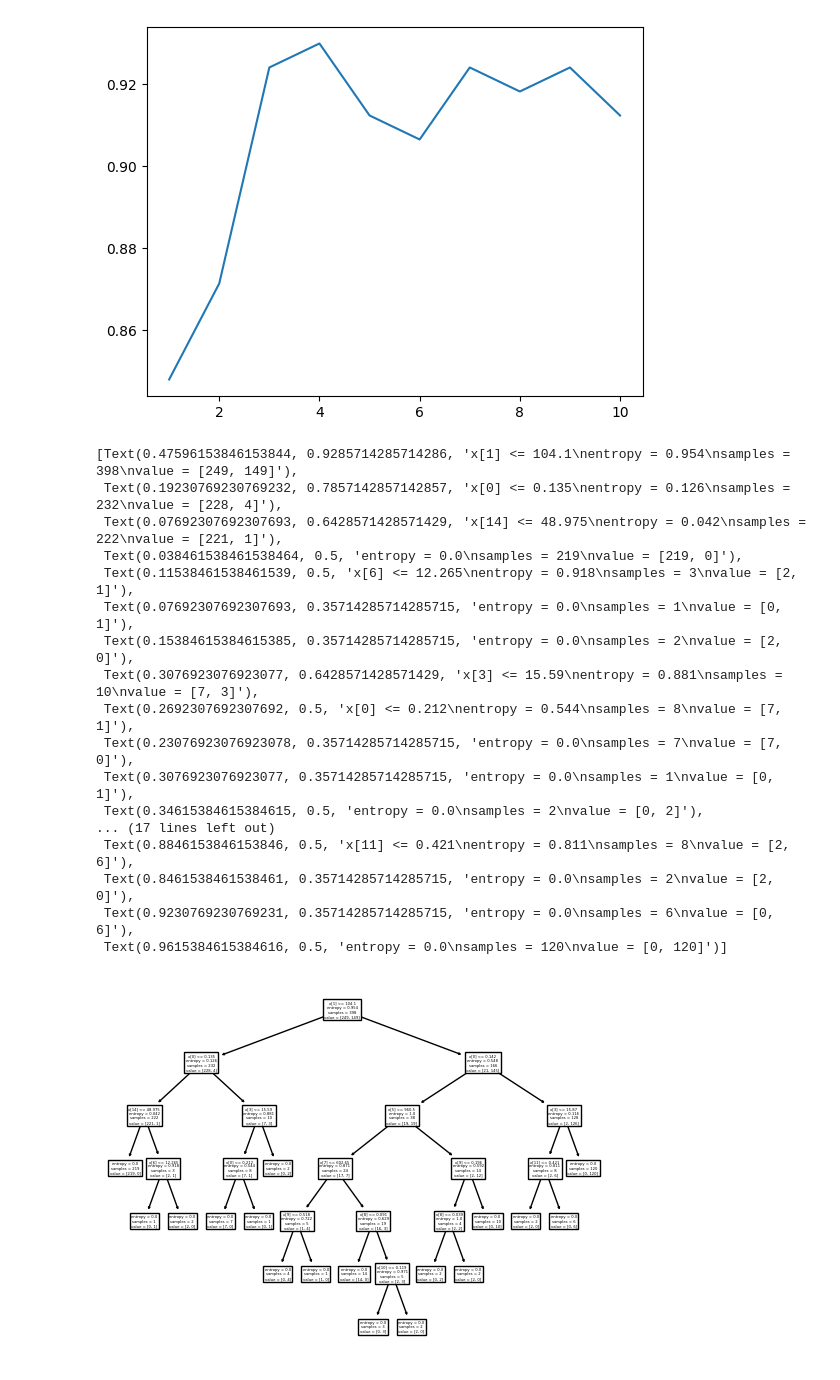
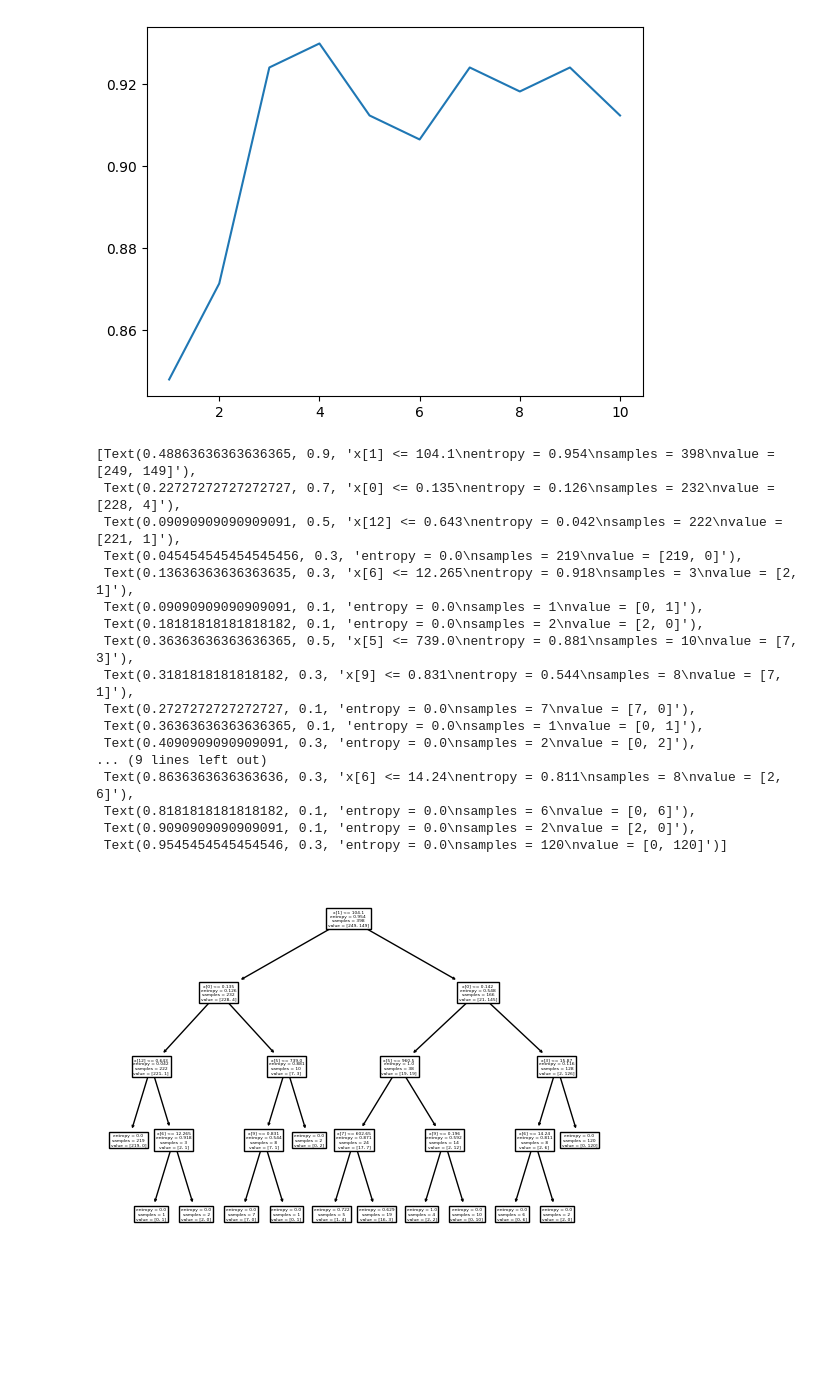
Before and after one commit to juniorq33/Machine-Learning, a Jupyter notebook: Assignment_1/breast_cancer_models.ipynb, the cells around one changed output. Cells and saved outputs as stored; diff of their text form; code cells hidden in the pictures; blank space fills up the shorter version.

```diff
--- a/Assignment_1/breast_cancer_models.ipynb
+++ b/Assignment_1/breast_cancer_models.ipynb
@@ -251,28 +251,29 @@ plt.show()
 # %%
 from sklearn import tree
 
-
+dt = DecisionTreeClassifier(criterion='entropy', splitter='best', max_depth=4)
+dt.fit(train_x_features, y_train)
 
 tree.plot_tree(dt)
 # %% [output]
-[Text(0.47596153846153844, 0.9285714285714286, 'x[1] <= 104.1\nentropy = 0.954\nsamples = 398\nvalue = [249, 149]'),
- Text(0.19230769230769232, 0.7857142857142857, 'x[0] <= 0.135\nentropy = 0.126\nsamples = 232\nvalue = [228, 4]'),
- Text(0.07692307692307693, 0.6428571428571429, 'x[14] <= 48.975\nentropy = 0.042\nsamples = 222\nvalue = [221, 1]'),
- Text(0.038461538461538464, 0.5, 'entropy = 0.0\nsamples = 219\nvalue = [219, 0]'),
- Text(0.11538461538461539, 0.5, 'x[6] <= 12.265\nentropy = 0.918\nsamples = 3\nvalue = [2, 1]'),
- Text(0.07692307692307693, 0.35714285714285715, 'entropy = 0.0\nsamples = 1\nvalue = [0, 1]'),
- Text(0.15384615384615385, 0.35714285714285715, 'entropy = 0.0\nsamples = 2\nvalue = [2, 0]'),
- Text(0.3076923076923077, 0.6428571428571429, 'x[3] <= 15.59\nentropy = 0.881\nsamples = 10\nvalue = [7, 3]'),
- Text(0.2692307692307692, 0.5, 'x[0] <= 0.212\nentropy = 0.544\nsamples = 8\nvalue = [7, 1]'),
- Text(0.23076923076923078, 0.35714285714285715, 'entropy = 0.0\nsamples = 7\nvalue = [7, 0]'),
- Text(0.3076923076923077, 0.35714285714285715, 'entropy = 0.0\nsamples = 1\nvalue = [0, 1]'),
- Text(0.34615384615384615, 0.5, 'entropy = 0.0\nsamples = 2\nvalue = [0, 2]'),
-... (17 lines left out)
- Text(0.8846153846153846, 0.5, 'x[11] <= 0.421\nentropy = 0.811\nsamples = 8\nvalue = [2, 6]'),
- Text(0.8461538461538461, 0.35714285714285715, 'entropy = 0.0\nsamples = 2\nvalue = [2, 0]'),
- Text(0.9230769230769231, 0.35714285714285715, 'entropy = 0.0\nsamples = 6\nvalue = [0, 6]'),
- Text(0.9615384615384616, 0.5, 'entropy = 0.0\nsamples = 120\nvalue = [0, 120]')]
+[Text(0.48863636363636365, 0.9, 'x[1] <= 104.1\nentropy = 0.954\nsamples = 398\nvalue = [249, 149]'),
+ Text(0.22727272727272727, 0.7, 'x[0] <= 0.135\nentropy = 0.126\nsamples = 232\nvalue = [228, 4]'),
+ Text(0.09090909090909091, 0.5, 'x[12] <= 0.643\nentropy = 0.042\nsamples = 222\nvalue = [221, 1]'),
+ Text(0.045454545454545456, 0.3, 'entropy = 0.0\nsamples = 219\nvalue = [219, 0]'),
+ Text(0.13636363636363635, 0.3, 'x[6] <= 12.265\nentropy = 0.918\nsamples = 3\nvalue = [2, 1]'),
+ Text(0.09090909090909091, 0.1, 'entropy = 0.0\nsamples = 1\nvalue = [0, 1]'),
+ Text(0.18181818181818182, 0.1, 'entropy = 0.0\nsamples = 2\nvalue = [2, 0]'),
+ Text(0.36363636363636365, 0.5, 'x[5] <= 739.0\nentropy = 0.881\nsamples = 10\nvalue = [7, 3]'),
+ Text(0.3181818181818182, 0.3, 'x[9] <= 0.831\nentropy = 0.544\nsamples = 8\nvalue = [7, 1]'),
+ Text(0.2727272727272727, 0.1, 'entropy = 0.0\nsamples = 7\nvalue = [7, 0]'),
+ Text(0.36363636363636365, 0.1, 'entropy = 0.0\nsamples = 1\nvalue = [0, 1]'),
+ Text(0.4090909090909091, 0.3, 'entropy = 0.0\nsamples = 2\nvalue = [0, 2]'),
+... (9 lines left out)
+ Text(0.8636363636363636, 0.3, 'x[6] <= 14.24\nentropy = 0.811\nsamples = 8\nvalue = [2, 6]'),
+ Text(0.8181818181818182, 0.1, 'entropy = 0.0\nsamples = 6\nvalue = [0, 6]'),
+ Text(0.9090909090909091, 0.1, 'entropy = 0.0\nsamples = 2\nvalue = [2, 0]'),
+ Text(0.9545454545454546, 0.3, 'entropy = 0.0\nsamples = 120\nvalue = [0, 120]')]
-[figure, old version]
+[figure, new version]
 # %%
 from sklearn.neighbors import KNeighborsClassifier
 
```
Also changed, not shown: parts of 13 cells of this notebook.
